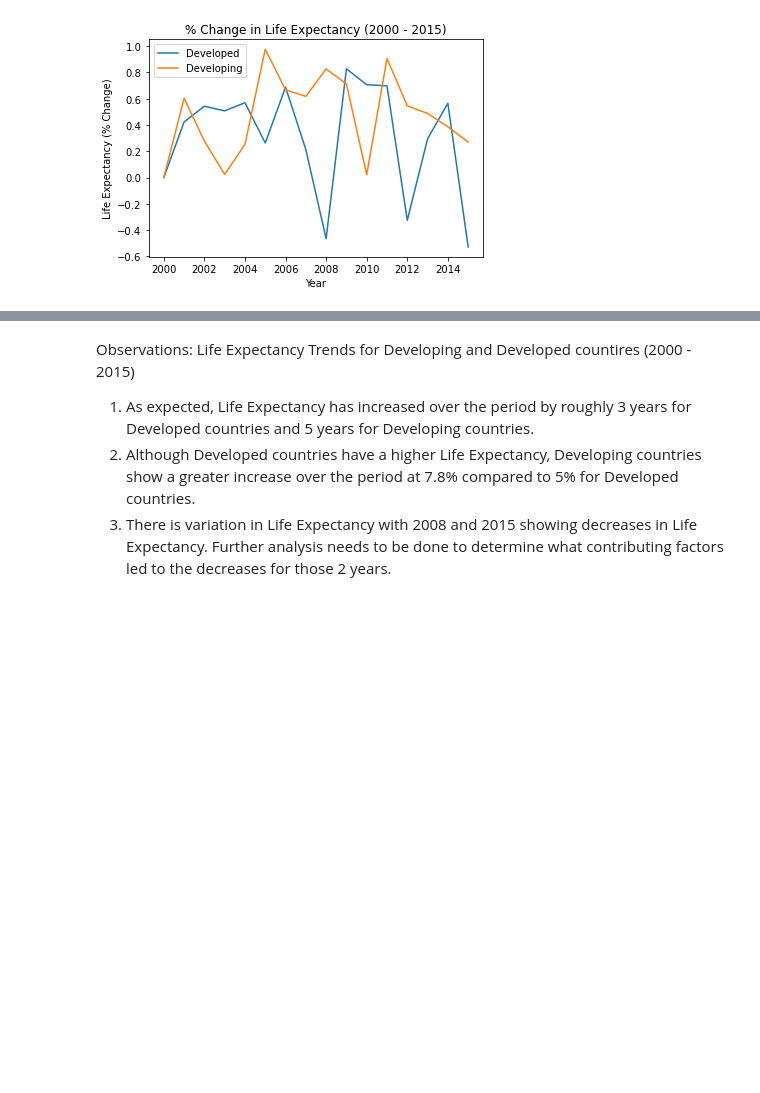
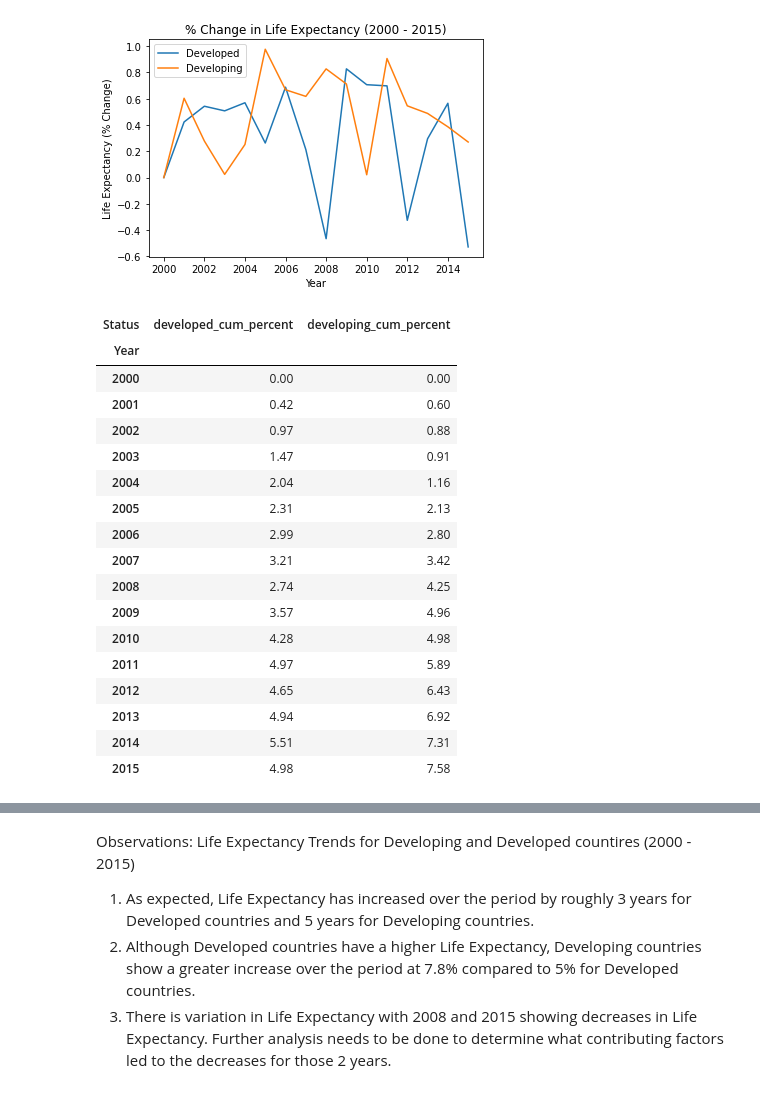
Before and after one commit to joshuadroid/tiger_team_project, a Jupyter notebook: tiger_life.ipynb, the cells around one changed output, grey strips where cells are left out. Cells and saved outputs as stored; diff of their text form; code cells hidden in the pictures; blank space fills up the shorter version.

```diff
--- a/tiger_life.ipynb
+++ b/tiger_life.ipynb
@@ -119,3 +243,31 @@ plt.savefig("Life Expectancy % Change.png")
 plt.show()
 # %% [output]
 [figure]
+# %%
+pct_cumm_change = pct_change
+
+pct_cumm_change['developed_cum_percent'] = round(pct_cumm_change['Developed'].cumsum(),2)
+pct_cumm_change['developing_cum_percent'] = round(pct_cumm_change['Developing'].cumsum(),2)
+
+pct_cumm_change = pct_cumm_change.drop(['Developed', 'Developing'],axis=1)
+
+pct_cumm_change
+# %% [output]
+| Status | developed_cum_percent | developing_cum_percent |
+| Year |  |  |
+| 2000 | 0.00 | 0.00 |
+| 2001 | 0.42 | 0.60 |
+| 2002 | 0.97 | 0.88 |
+| 2003 | 1.47 | 0.91 |
+| 2004 | 2.04 | 1.16 |
+| 2005 | 2.31 | 2.13 |
+| 2006 | 2.99 | 2.80 |
+| 2007 | 3.21 | 3.42 |
+| 2008 | 2.74 | 4.25 |
+| 2009 | 3.57 | 4.96 |
+| 2010 | 4.28 | 4.98 |
+| 2011 | 4.97 | 5.89 |
+| 2012 | 4.65 | 6.43 |
+| 2013 | 4.94 | 6.92 |
+| 2014 | 5.51 | 7.31 |
+| 2015 | 4.98 | 7.58 |
```
Also changed, not shown: parts of 8 cells of this notebook, 1 other file.
